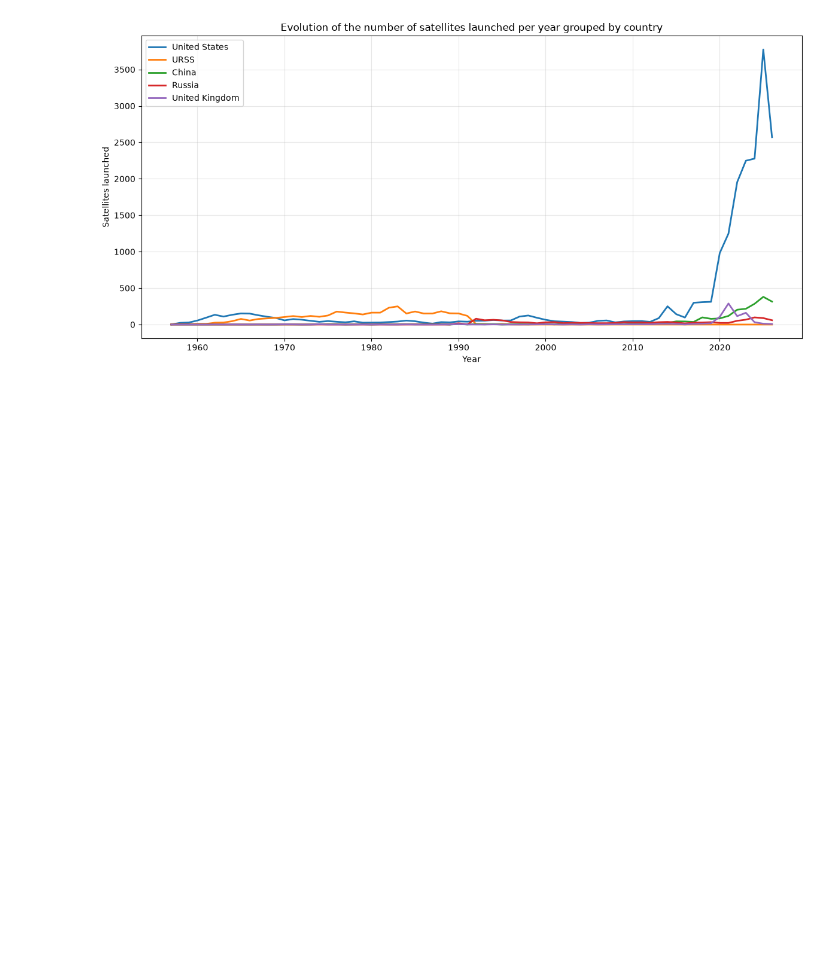
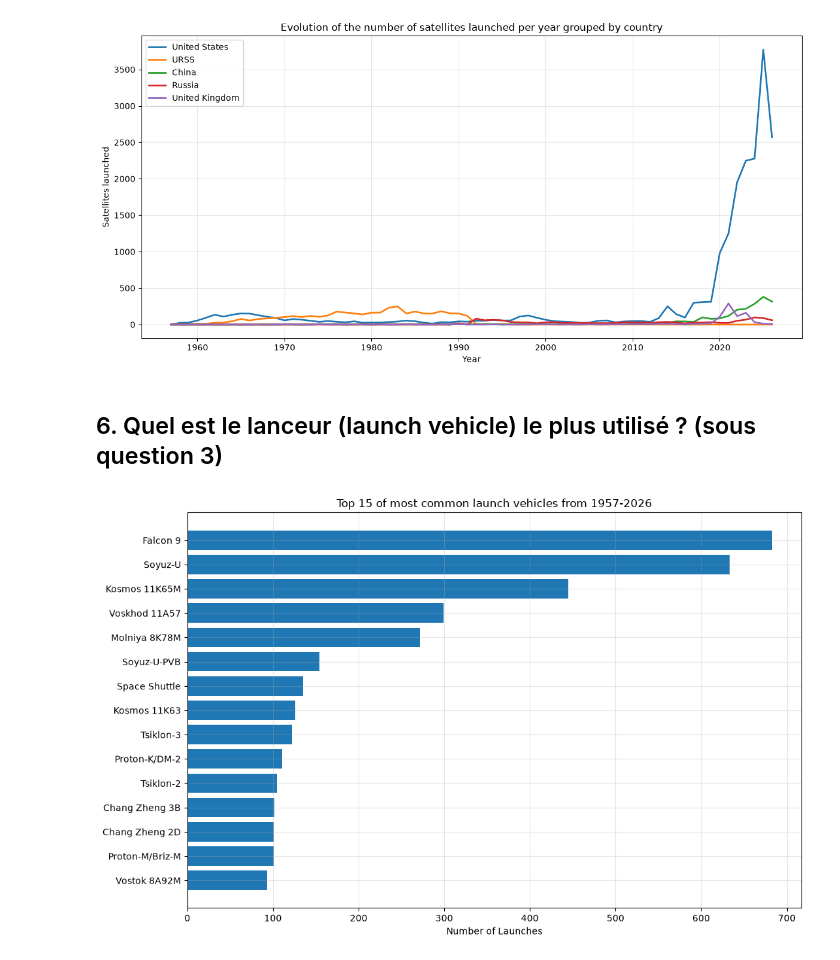
Before and after one commit to WBS-UWG/DataAnalyticsProject01, a Jupyter notebook: Evolution_of_orbital_object.ipynb, the cells around one changed output. Cells and saved outputs as stored; diff of their text form; code cells hidden in the pictures; blank space fills up the shorter version.

Commit message:
[ADD] chart for question 3

```diff
--- a/Evolution_of_orbital_object.ipynb
+++ b/Evolution_of_orbital_object.ipynb
@@ -214,3 +214,21 @@ plt.tight_layout()
 plt.show()
 # %% [output]
 [figure]
+# %% [markdown]
+## 6. Quel est le lanceur (launch vehicle) le plus utilisé ? (sous question 3)
+# %%
+GroupByVehicules = df.drop_duplicates(subset=["Launch_Tag"])[["Launch_Tag", "Year", "LV_Type", "LVState"]]
+
+# print(f"{len(GroupByVehicules):,} lancements distincts")
+
+lv_counts = GroupByVehicules["LV_Type"].value_counts()
+top_lv = lv_counts.head(15)
+
+plt.figure(figsize=(11, 7))
+plt.barh(top_lv.index[::-1], top_lv.values[::-1])
+plt.title("Top 15 of most common launch vehicles from 1957-2026")
+plt.xlabel("Number of Launches")
+plt.tight_layout()
+plt.show()
+# %% [output]
+[figure, added]
```
